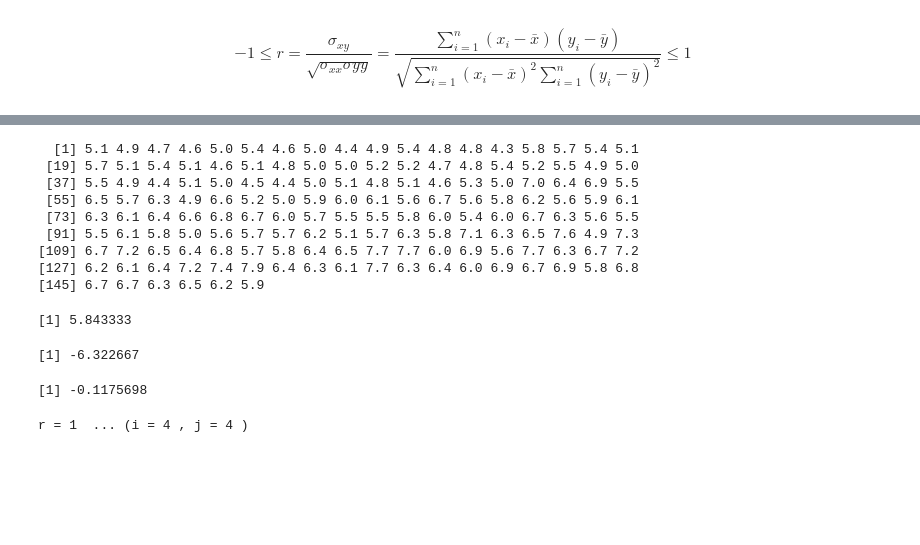
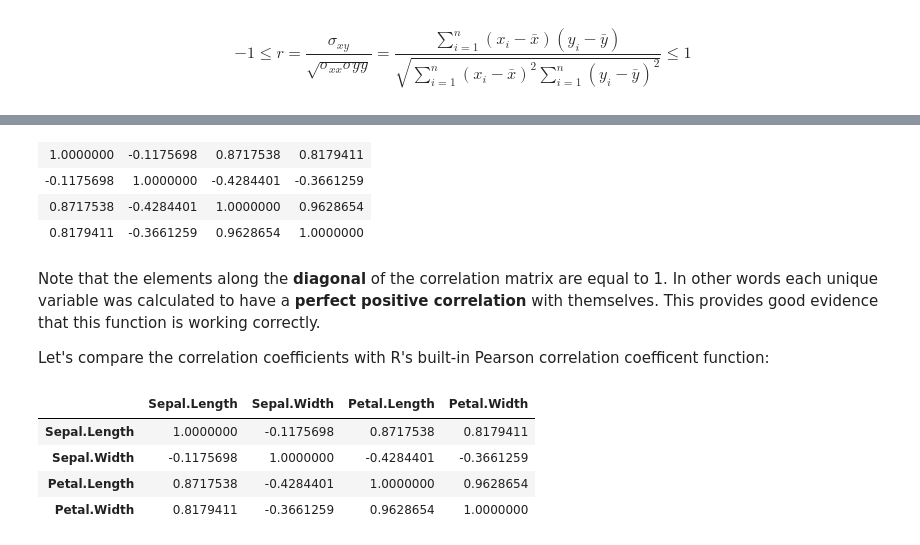
Before and after one commit to INASIC/R, a Jupyter notebook: 2. Iris.ipynb, the cells around one changed output, grey strips where cells are left out. Drawn from its saved outputs; the diff is of its cells as text; code cells hidden in the pictures; blank space fills up the shorter version.

Commit message:
Created function that computes Pearson correlation matrix

```diff
--- a/2. Iris.ipynb
+++ b/2. Iris.ipynb
@@ -131,8 +131,3 @@ Note the matrix is symmetric. Perhaps plot __histograms along the diagonal__, an
 ## Pearson Correlation Matrix
 # %% [markdown]
 $$-1 \leq r = \frac{\sigma_{xy}}{\sqrt{\sigma_{xx} \sigma{yy}}} = \frac{\sum_{i=1}^{n}(x_{i}-\bar{x})(y_{i}-\bar{y})}{\sqrt{\sum_{i=1}^{n}(x_{i}-\bar{x})^{2}\sum_{i=1}^{n}(y_{i}-\bar{y})^{2}}} \leq 1$$
-# %%
-# First, create an empty Pearson correlation coefficient matrix
-features = iris[1:4]  # Attribute variables of the iris dataset (i.e. excluding Species)
-corr_matrix = matrix(, nrow=length(features), ncol=length(features))  # Create empty Pearson correlation matrix
-corr_matrix
@@ -150,21 +140,3 @@ convert_df_to_numeric_vec = function(df){
     }
     return(X)
 }
-# %%
-# Example of using this function on the first feature of the iris dataset: sepal length.
-example = convert_df_to_numeric_vec(iris[1])
-example
-# %% [output]
-  [1] 5.1 4.9 4.7 4.6 5.0 5.4 4.6 5.0 4.4 4.9 5.4 4.8 4.8 4.3 5.8 5.7 5.4 5.1
- [19] 5.7 5.1 5.4 5.1 4.6 5.1 4.8 5.0 5.0 5.2 5.2 4.7 4.8 5.4 5.2 5.5 4.9 5.0
- [37] 5.5 4.9 4.4 5.1 5.0 4.5 4.4 5.0 5.1 4.8 5.1 4.6 5.3 5.0 7.0 6.4 6.9 5.5
- [55] 6.5 5.7 6.3 4.9 6.6 5.2 5.0 5.9 6.0 6.1 5.6 6.7 5.6 5.8 6.2 5.6 5.9 6.1
- [73] 6.3 6.1 6.4 6.6 6.8 6.7 6.0 5.7 5.5 5.5 5.8 6.0 5.4 6.0 6.7 6.3 5.6 5.5
- [91] 5.5 6.1 5.8 5.0 5.6 5.7 5.7 6.2 5.1 5.7 6.3 5.8 7.1 6.3 6.5 7.6 4.9 7.3
-[109] 6.7 7.2 6.5 6.4 6.8 5.7 5.8 6.4 6.5 7.7 7.7 6.0 6.9 5.6 7.7 6.3 6.7 7.2
-[127] 6.2 6.1 6.4 7.2 7.4 7.9 6.4 6.3 6.1 7.7 6.3 6.4 6.0 6.9 6.7 6.9 5.8 6.8
-[145] 6.7 6.7 6.3 6.5 6.2 5.9
-# %%
-mean(example)
-# %% [output]
-[1] 5.843333
@@ -177,28 +143,42 @@ Y = convert_df_to_numeric_vec(Y)
-# %%
-sum((X-mean(X)) * (Y-mean(Y)))
-# %% [output]
-[1] -6.322667
-# %%
-sum((X-mean(X)) * (Y-mean(Y))) / (sqrt(sum((X-mean(X))^2) * sum((Y-mean(Y))^2)))
-# %% [output]
-[1] -0.1175698
 # %%
-# Compute elements of Pearson correlation coefficient matrix
-for (i in length(features)){  # Loop over each variable's correlation pair
-    X = features[i]
-    for (j in length(features)){
-        Y = features[j]
+# Returns the Pearson correlation coefficient matrix, given a dataframe of numeric features
+get_corr_matrix = function(features){
+    corr_matrix = matrix(, nrow=length(features), ncol=length(features))  # Create empty square matrix
 
-        # Convert X and Y into vectors, to enable simpler math operations
-        X = convert_df_to_numeric_vec(X)
-        Y = convert_df_to_numeric_vec(Y)
+    # Loop over each variable's correlation pair
+    for (i in 1:length(features)){
+        for (j in 1:length(features)){
+            X = features[i]
+            Y = features[j]
 
-        # Compute Pearson correlation coefficient for the current pair of variables
-        r = sum((X-mean(X)) * (Y-mean(Y))) / (sqrt(sum((X-mean(X))^2) * sum((Y-mean(Y))^2)))
+            # Convert X and Y into numeric vectors, to enable cleaner math operations
+            X = convert_df_to_numeric_vec(X)
+            Y = convert_df_to_numeric_vec(Y)
 
-        cat('r =',r, ' ... (i =',i,', j =', j,')')  # Print results
-#         corr_matrix[i][j] = p  # Insert Pearson correlation coefficient into empty matrix
+            # Compute Pearson correlation coefficient for the current pair of variables
+            r = sum((X-mean(X)) * (Y-mean(Y))) / (sqrt(sum((X-mean(X))^2) * sum((Y-mean(Y))^2)))
+
+            corr_matrix[i,j] = r  # Insert Pearson correlation coefficient into empty matrix
+        }
     }
+    return(corr_matrix)
 }
+
+get_corr_matrix(iris[1:4])  # Run the function
 # %% [output]
-r = 1  ... (i = 4 , j = 4 )
+| 1.0000000 | -0.1175698 | 0.8717538 | 0.8179411 |
+| -0.1175698 | 1.0000000 | -0.4284401 | -0.3661259 |
+| 0.8717538 | -0.4284401 | 1.0000000 | 0.9628654 |
+| 0.8179411 | -0.3661259 | 0.9628654 | 1.0000000 |
+# %% [markdown]
+Note that the elements along the __diagonal__ of the correlation matrix are equal to 1. In other words each unique variable was calculated to have a __perfect positive correlation__ with themselves. This provides good evidence that this function is working correctly.
+
+Let's compare the correlation coefficients with R's built-in Pearson correlation coefficent function:
+# %%
+cor(features)
+# %% [output]
+|  | Sepal.Length | Sepal.Width | Petal.Length | Petal.Width |
+| Sepal.Length | 1.0000000 | -0.1175698 | 0.8717538 | 0.8179411 |
+| Sepal.Width | -0.1175698 | 1.0000000 | -0.4284401 | -0.3661259 |
+| Petal.Length | 0.8717538 | -0.4284401 | 1.0000000 | 0.9628654 |
+| Petal.Width | 0.8179411 | -0.3661259 | 0.9628654 | 1.0000000 |
```
Also changed, not shown: parts of 5 cells of this notebook.
